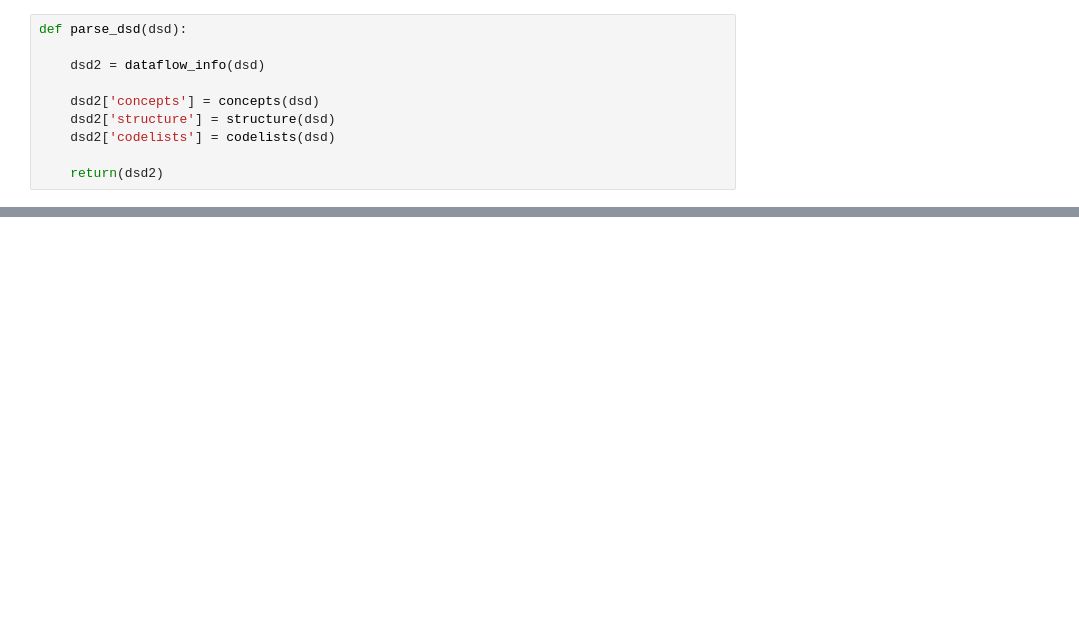
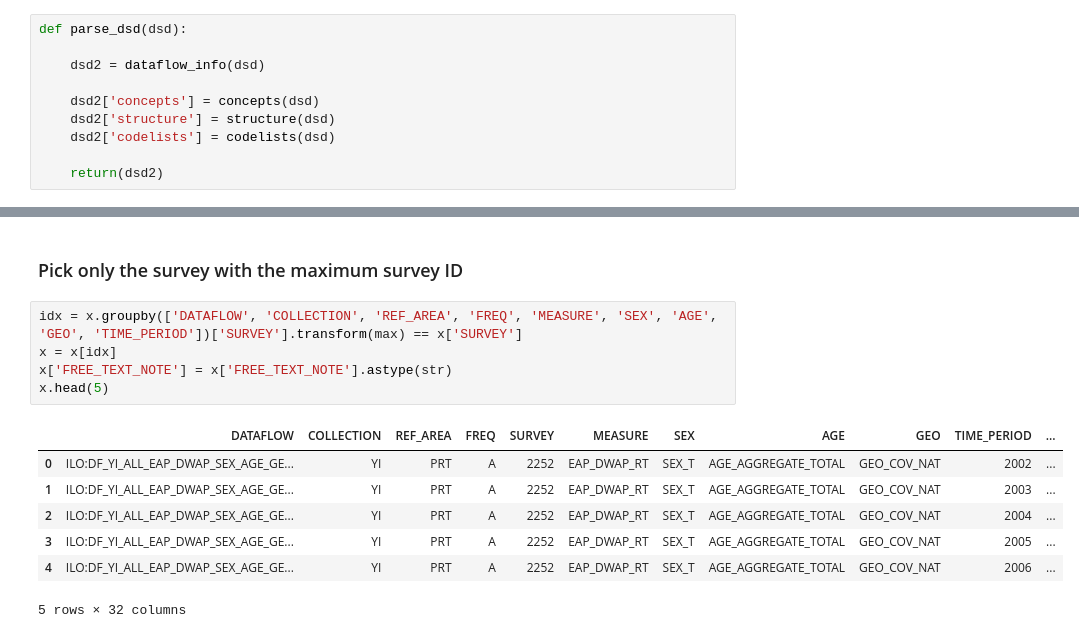
Before and after one commit to UNStats/WorldsWomen, a Jupyter notebook: Notebooks/Script01_DSD_ILO.ipynb, the cells around one changed output, grey strips where cells are left out. Cells and saved outputs as stored; diff of their text form; blank space fills up the shorter version.

Commit message:
transform ILO dataset

```diff
--- a/Notebooks/Script01_DSD_ILO.ipynb
+++ b/Notebooks/Script01_DSD_ILO.ipynb
@@ -272,0 +256,15 @@ parse_dsd(get_dsd('YI_ALL_EAP_DWAP_SEX_AGE_GEO_RT'))
+# %% [markdown]
+### Pick only the survey with the maximum survey ID
+# %%
+idx = x.groupby(['DATAFLOW', 'COLLECTION', 'REF_AREA', 'FREQ', 'MEASURE', 'SEX', 'AGE', 'GEO', 'TIME_PERIOD'])['SURVEY'].transform(max) == x['SURVEY']
+x = x[idx]
+x['FREE_TEXT_NOTE'] = x['FREE_TEXT_NOTE'].astype(str)
+x.head(5)
+# %% [output]
+|  | DATAFLOW | COLLECTION | REF_AREA | FREQ | SURVEY | MEASURE | SEX | AGE | GEO | TIME_PERIOD | ... |
+| 0 | ILO:DF_YI_ALL_EAP_DWAP_SEX_AGE_GE... | YI | PRT | A | 2252 | EAP_DWAP_RT | SEX_T | AGE_AGGREGATE_TOTAL | GEO_COV_NAT | 2002 | ... |
+| 1 | ILO:DF_YI_ALL_EAP_DWAP_SEX_AGE_GE... | YI | PRT | A | 2252 | EAP_DWAP_RT | SEX_T | AGE_AGGREGATE_TOTAL | GEO_COV_NAT | 2003 | ... |
+| 2 | ILO:DF_YI_ALL_EAP_DWAP_SEX_AGE_GE... | YI | PRT | A | 2252 | EAP_DWAP_RT | SEX_T | AGE_AGGREGATE_TOTAL | GEO_COV_NAT | 2004 | ... |
+| 3 | ILO:DF_YI_ALL_EAP_DWAP_SEX_AGE_GE... | YI | PRT | A | 2252 | EAP_DWAP_RT | SEX_T | AGE_AGGREGATE_TOTAL | GEO_COV_NAT | 2005 | ... |
+| 4 | ILO:DF_YI_ALL_EAP_DWAP_SEX_AGE_GE... | YI | PRT | A | 2252 | EAP_DWAP_RT | SEX_T | AGE_AGGREGATE_TOTAL | GEO_COV_NAT | 2006 | ... |
+5 rows × 32 columns
```
Also changed, not shown: parts of 32 cells of this notebook, 3 other files.
